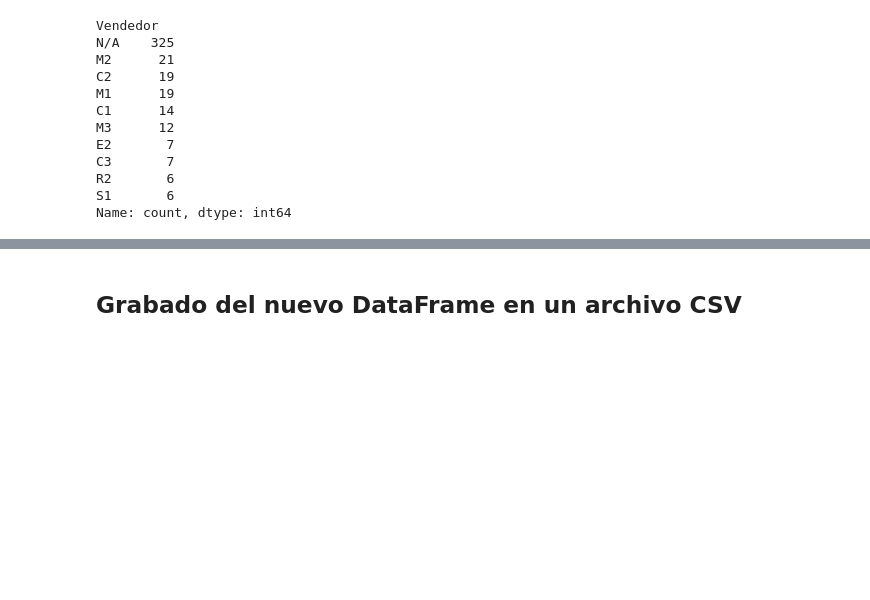
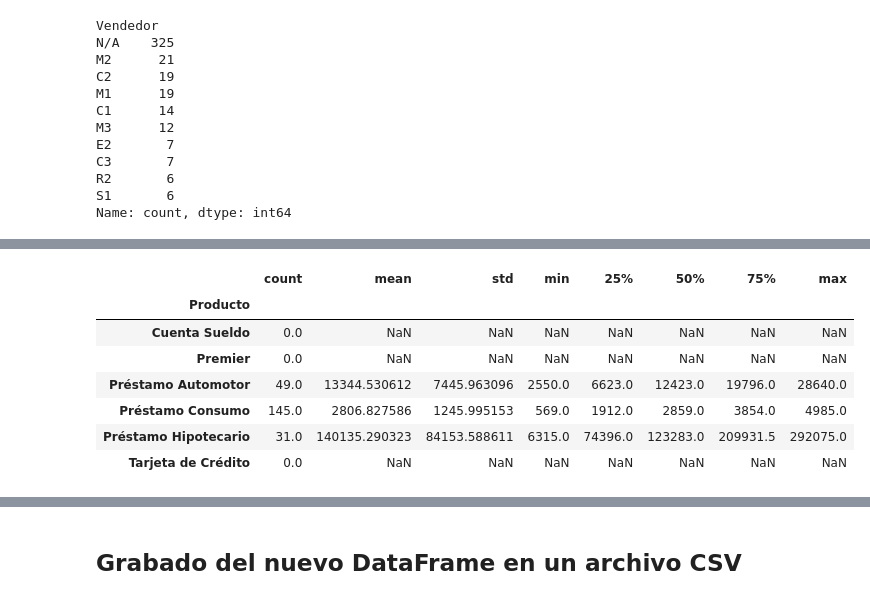
Before and after one commit to Eugeniomf/Python-entrega-final, a Jupyter notebook: notebooks/practice.ipynb, the cells around one changed output, grey strips where cells are left out. Cells and saved outputs as stored; diff of their text form; code cells hidden in the pictures; blank space fills up the shorter version.

```diff
--- a/notebooks/practice.ipynb
+++ b/notebooks/practice.ipynb
@@ -283,0 +297,11 @@ Name: count, dtype: int64
+# %%
+df.groupby('Producto')['Monto USD'].describe()
+# %% [output]
+|  | count | mean | std | min | 25% | 50% | 75% | max |
+| Producto |  |  |  |  |  |  |  |  |
+| Cuenta Sueldo | 0.0 | NaN | NaN | NaN | NaN | NaN | NaN | NaN |
+| Premier | 0.0 | NaN | NaN | NaN | NaN | NaN | NaN | NaN |
+| Préstamo Automotor | 49.0 | 13344.530612 | 7445.963096 | 2550.0 | 6623.0 | 12423.0 | 19796.0 | 28640.0 |
+| Préstamo Consumo | 145.0 | 2806.827586 | 1245.995153 | 569.0 | 1912.0 | 2859.0 | 3854.0 | 4985.0 |
+| Préstamo Hipotecario | 31.0 | 140135.290323 | 84153.588611 | 6315.0 | 74396.0 | 123283.0 | 209931.5 | 292075.0 |
+| Tarjeta de Crédito | 0.0 | NaN | NaN | NaN | NaN | NaN | NaN | NaN |
```
Also changed, not shown: parts of 2 cells of this notebook, 1 other file.
